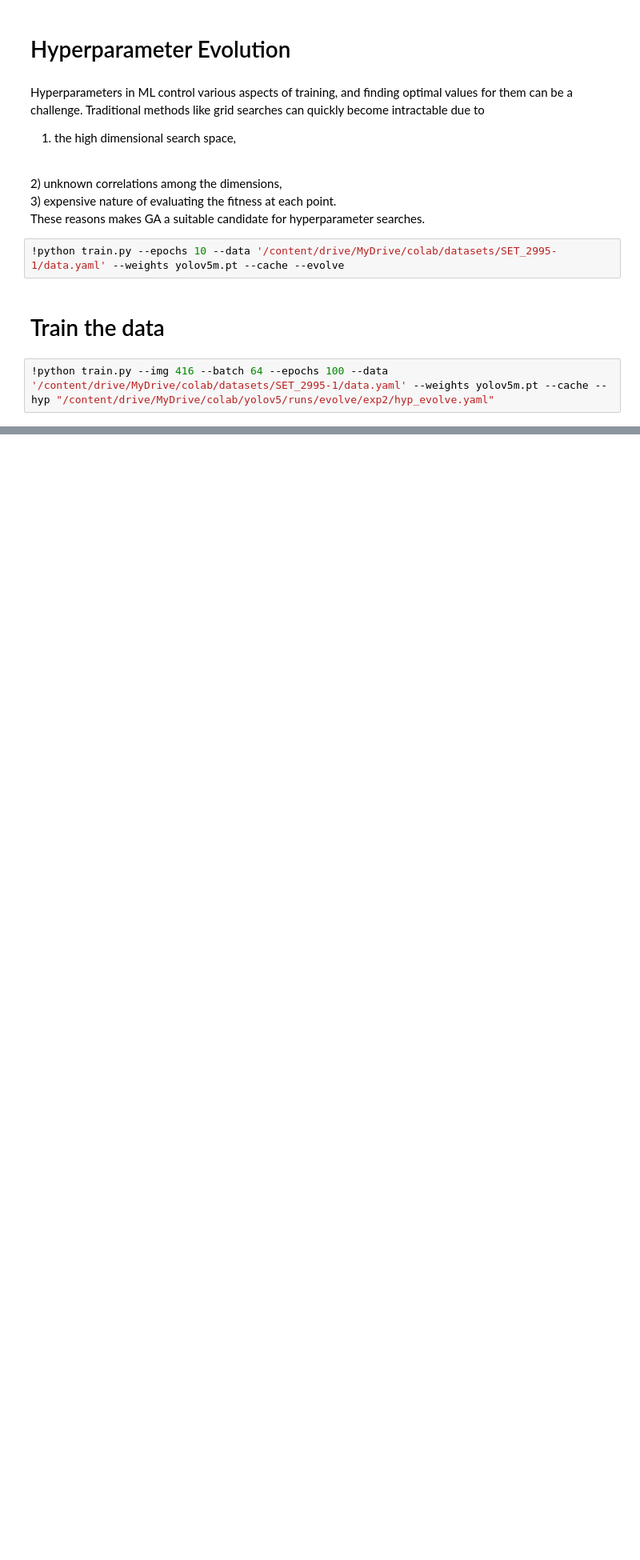
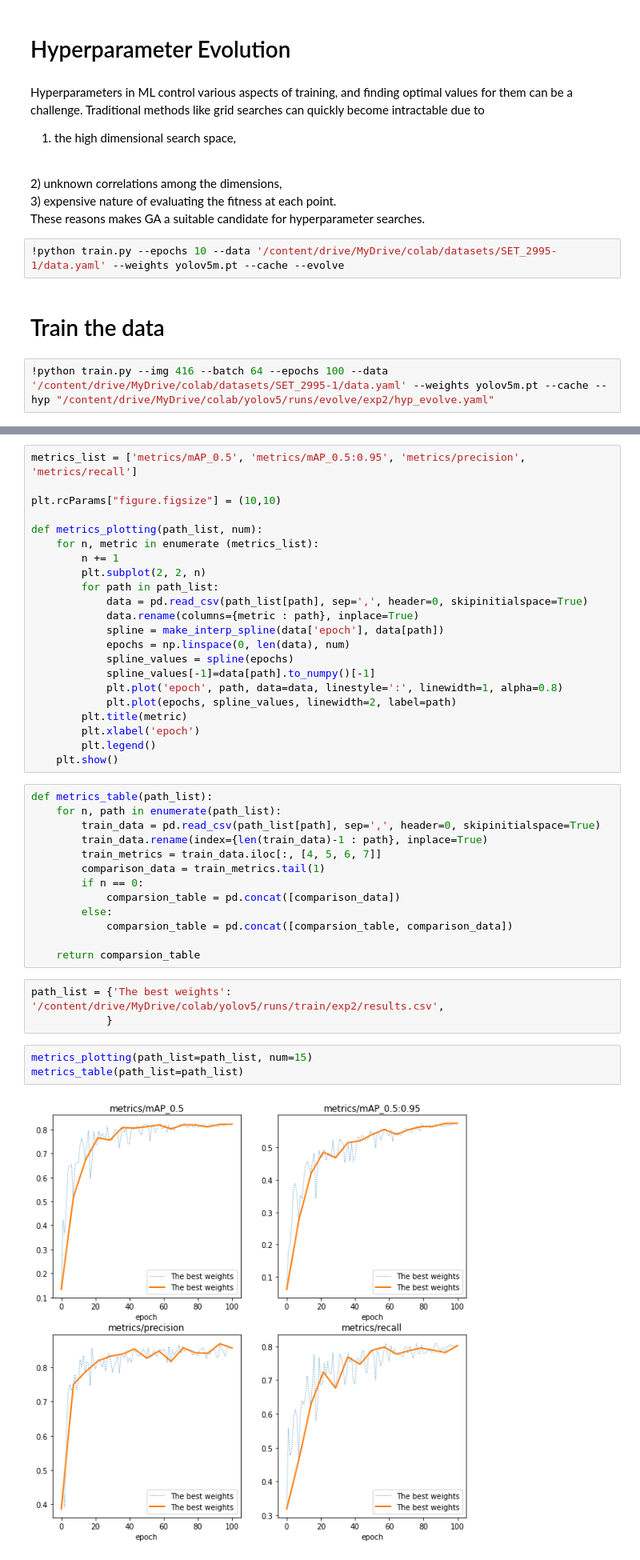
Before and after one commit to dujest/yolov5-workshop, a Jupyter notebook: YOLOv5_Hyperparameter_Evolution_2.ipynb, the cells around one changed output, grey strips where cells are left out. Shown: that part at 80% size. Cells and saved outputs as stored; diff of their text form; blank space fills up the shorter version.

```diff
--- a/YOLOv5_Hyperparameter_Evolution_2.ipynb
+++ b/YOLOv5_Hyperparameter_Evolution_2.ipynb
@@ -67,0 +81,43 @@ These reasons makes GA a suitable candidate for hyperparameter searches.
+# %%
+metrics_list = ['metrics/mAP_0.5', 'metrics/mAP_0.5:0.95', 'metrics/precision', 'metrics/recall']
+
+plt.rcParams["figure.figsize"] = (10,10)
+
+def metrics_plotting(path_list, num):
+    for n, metric in enumerate (metrics_list):
+        n += 1
+        plt.subplot(2, 2, n)
+        for path in path_list:
+            data = pd.read_csv(path_list[path], sep=',', header=0, skipinitialspace=True)
+            data.rename(columns={metric : path}, inplace=True)
+            spline = make_interp_spline(data['epoch'], data[path])
+            epochs = np.linspace(0, len(data), num)
+            spline_values = spline(epochs)
+            spline_values[-1]=data[path].to_numpy()[-1]
+            plt.plot('epoch', path, data=data, linestyle=':', linewidth=1, alpha=0.8)
+            plt.plot(epochs, spline_values, linewidth=2, label=path)
+        plt.title(metric)
+        plt.xlabel('epoch')
+        plt.legend()
+    plt.show()
+# %%
+def metrics_table(path_list):
+    for n, path in enumerate(path_list):
+        train_data = pd.read_csv(path_list[path], sep=',', header=0, skipinitialspace=True)
+        train_data.rename(index={len(train_data)-1 : path}, inplace=True)
+        train_metrics = train_data.iloc[:, [4, 5, 6, 7]]
+        comparison_data = train_metrics.tail(1)
+        if n == 0:
+            comparsion_table = pd.concat([comparison_data])
+        else:
+            comparsion_table = pd.concat([comparsion_table, comparison_data])
+
+    return comparsion_table
+# %%
+path_list = {'The best weights': '/content/drive/MyDrive/colab/yolov5/runs/train/exp2/results.csv',
+            }
+# %%
+metrics_plotting(path_list=path_list, num=15)
+metrics_table(path_list=path_list)
+# %% [output]
+[figure, added]
```
Also changed, not shown: parts of 4 cells of this notebook.
